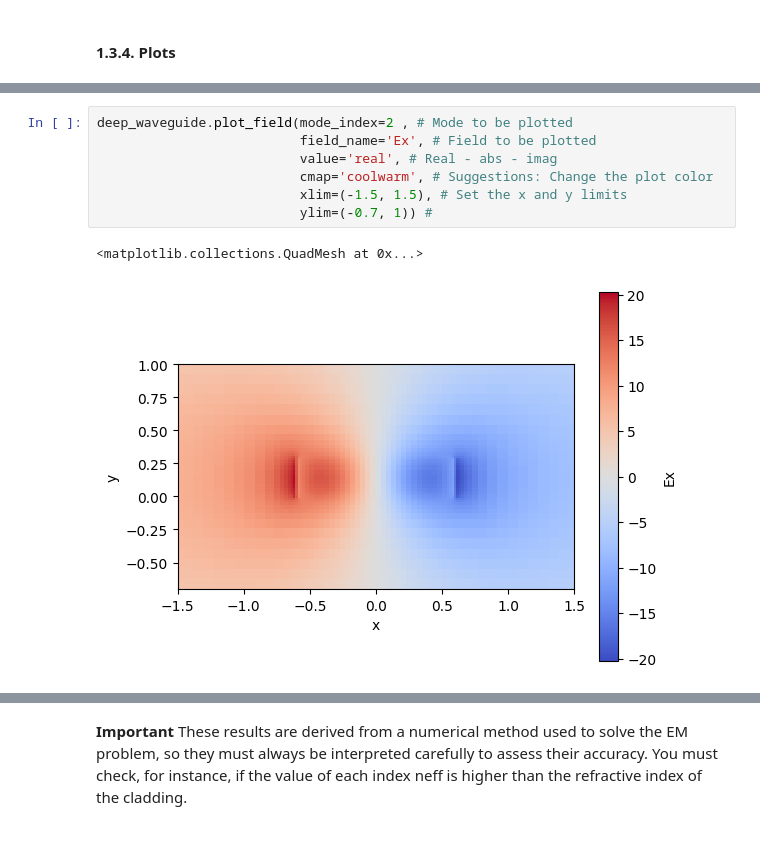
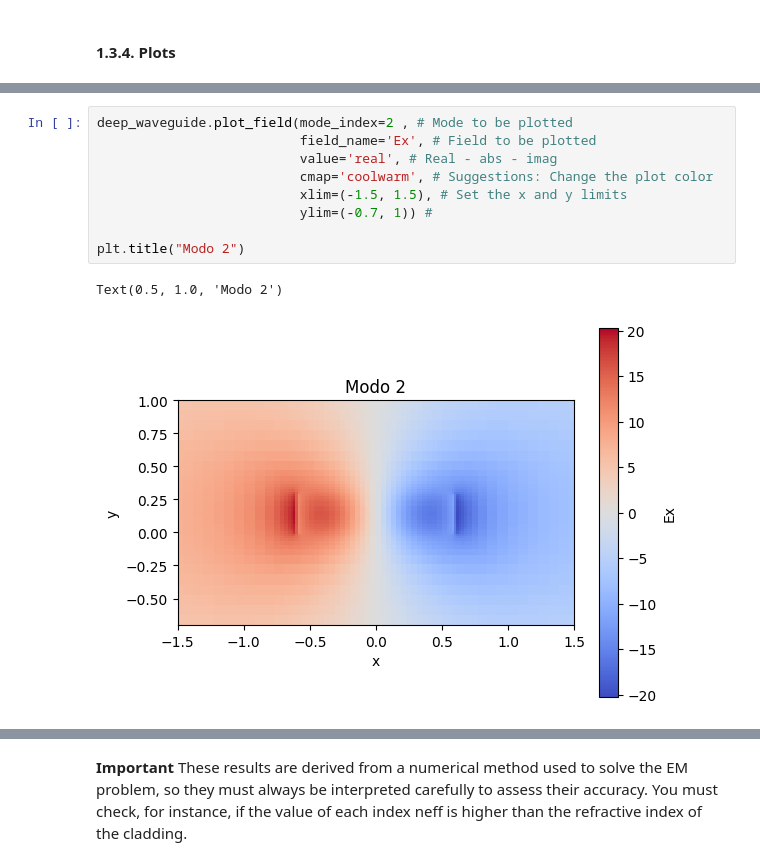
Before and after one commit to agonlop1/cifoin-lab1, a Jupyter notebook: WAVEGUIDES_Student.ipynb, the cells around one changed output, grey strips where cells are left out. Drawn from its saved outputs; the diff is of its cells as text.

```diff
--- a/WAVEGUIDES_Student.ipynb
+++ b/WAVEGUIDES_Student.ipynb
@@ -151,13 +153,15 @@ deep_waveguide.plot_field(mode_index=1 , # Mode to be plotted
 # %%
 deep_waveguide.plot_field(mode_index=2 , # Mode to be plotted
                           field_name='Ex', # Field to be plotted
                           value='real', # Real - abs - imag
                           cmap='coolwarm', # Suggestions: Change the plot color
                           xlim=(-1.5, 1.5), # Set the x and y limits
                           ylim=(-0.7, 1)) #
+
+plt.title("Modo 2")
 # %% [output]
-<matplotlib.collections.QuadMesh at 0x...>
+Text(0.5, 1.0, 'Modo 2')
-[figure, old version]
+[figure, new version]
 # %%
 deep_waveguide.plot_field(mode_index=3, # Mode to be plotted
                           field_name='Ey', # Field to be plotted
```
Also changed, not shown: parts of 11 cells of this notebook.
